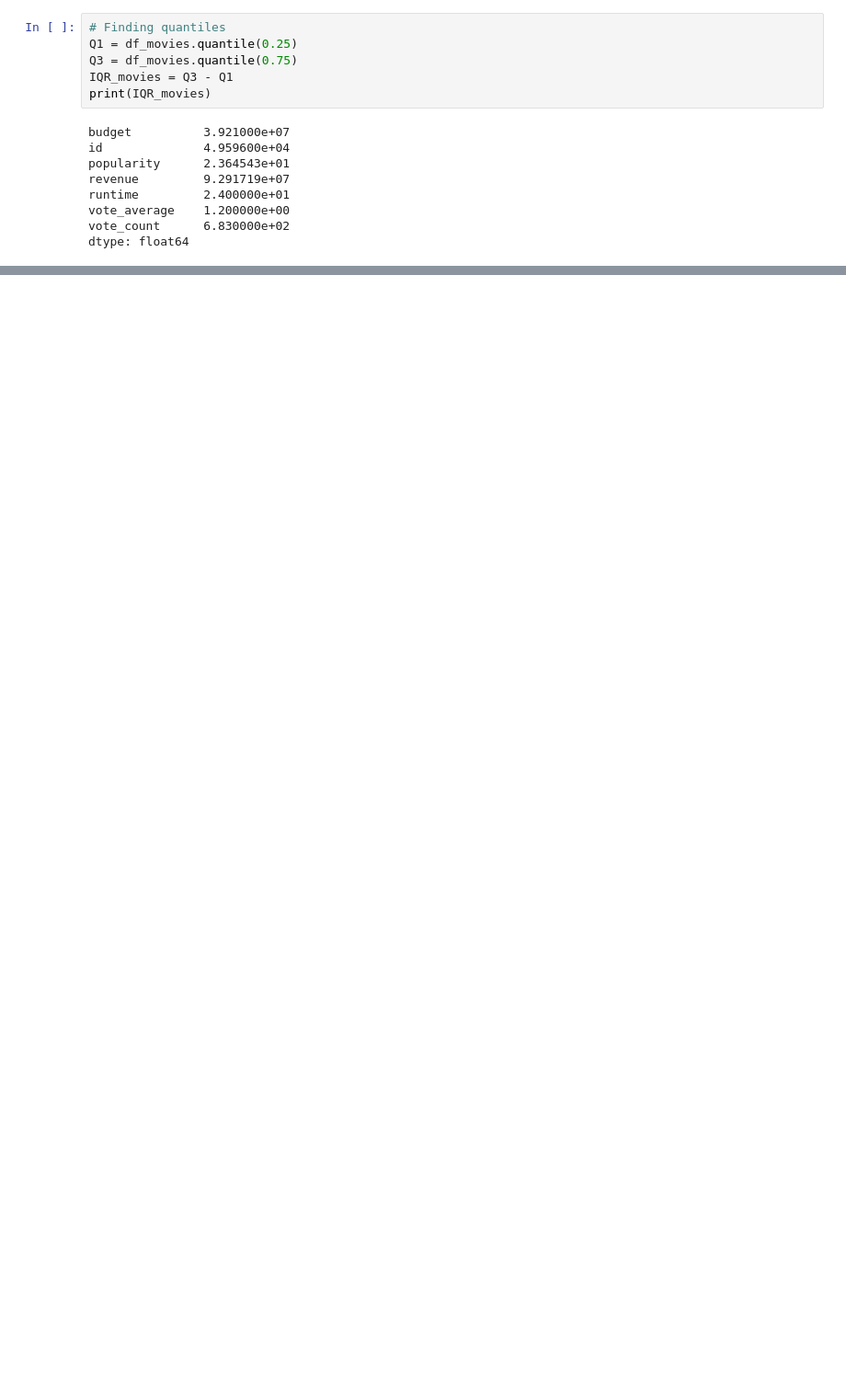
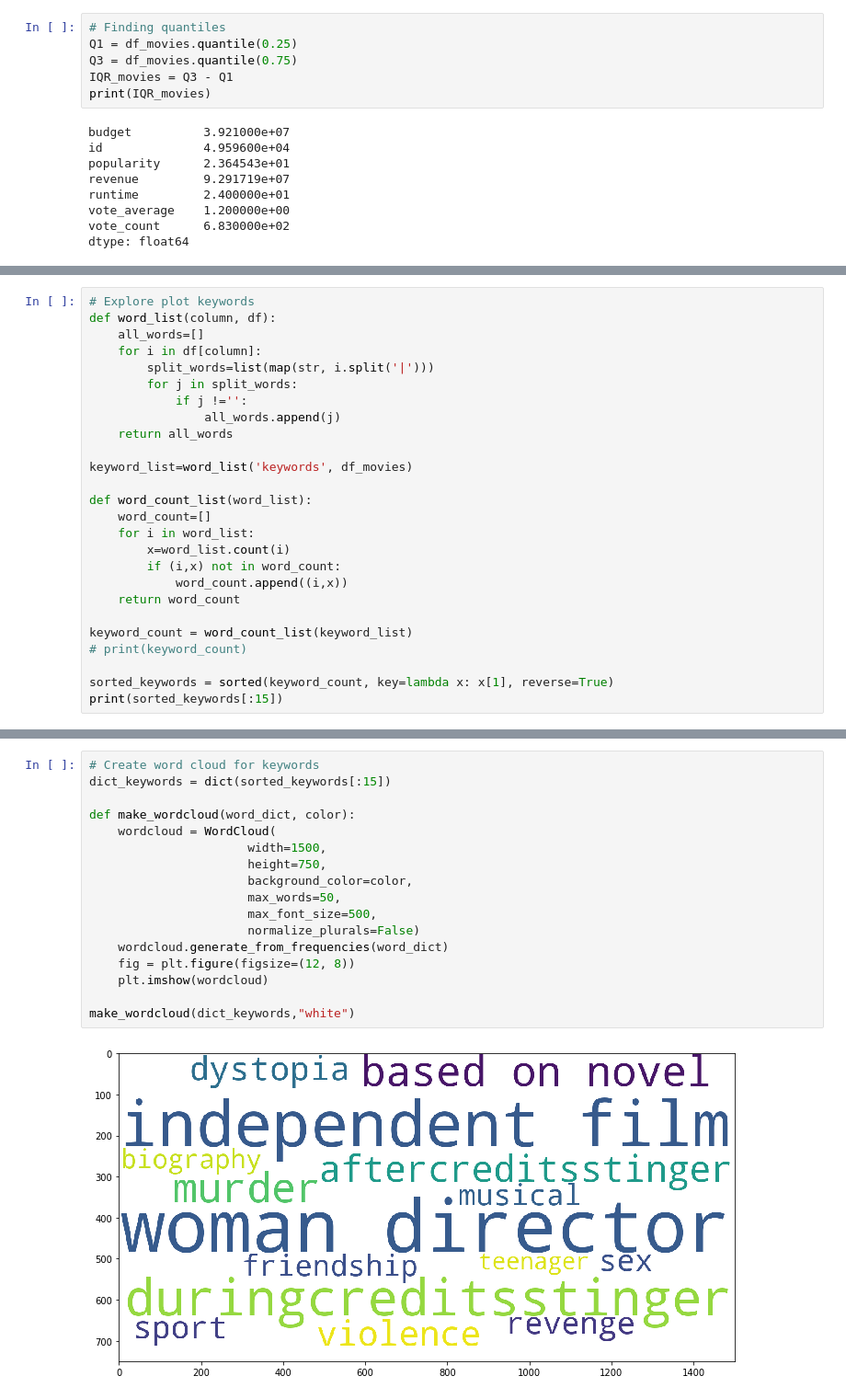
Before and after one commit to pegah-pooya/TMDB-movie-dataset, a Jupyter notebook: TMDB_movie_dataset_eda.ipynb, the cells around one changed output, grey strips where cells are left out. Shown at 92% size. Drawn from its saved outputs; the diff is of its cells as text; blank space fills up the shorter version.

```diff
--- a/TMDB_movie_dataset_eda.ipynb
+++ b/TMDB_movie_dataset_eda.ipynb
@@ -158,0 +239,26 @@ sns.scatterplot(x="budget", y="revenue", data=df_movies)
+# %%
+# Explore plot keywords
+def word_list(column, df):
+    all_words=[]
+    for i in df[column]:
+        split_words=list(map(str, i.split('|')))
+        for j in split_words:
+            if j !='':
+                all_words.append(j)
+    return all_words
+
+keyword_list=word_list('keywords', df_movies)
+
+def word_count_list(word_list):
+    word_count=[]
+    for i in word_list:
+        x=word_list.count(i)
+        if (i,x) not in word_count:
+            word_count.append((i,x))
+    return word_count
+
+keyword_count = word_count_list(keyword_list)
+# print(keyword_count)
+
+sorted_keywords = sorted(keyword_count, key=lambda x: x[1], reverse=True)
+print(sorted_keywords[:15])
@@ -158,0 +267,19 @@ sns.scatterplot(x="budget", y="revenue", data=df_movies)
+# %%
+# Create word cloud for keywords
+dict_keywords = dict(sorted_keywords[:15])
+
+def make_wordcloud(word_dict, color):
+    wordcloud = WordCloud(
+                      width=1500,
+                      height=750,
+                      background_color=color,
+                      max_words=50,
+                      max_font_size=500,
+                      normalize_plurals=False)
+    wordcloud.generate_from_frequencies(word_dict)
+    fig = plt.figure(figsize=(12, 8))
+    plt.imshow(wordcloud)
+
+make_wordcloud(dict_keywords,"white")
+# %% [output]
+[figure, added]
```
Also changed, not shown: parts of 21 cells of this notebook.
